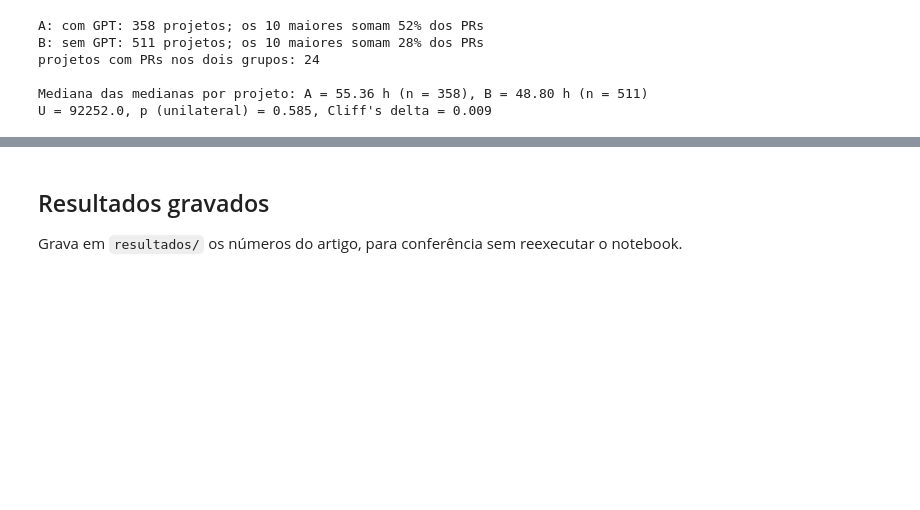
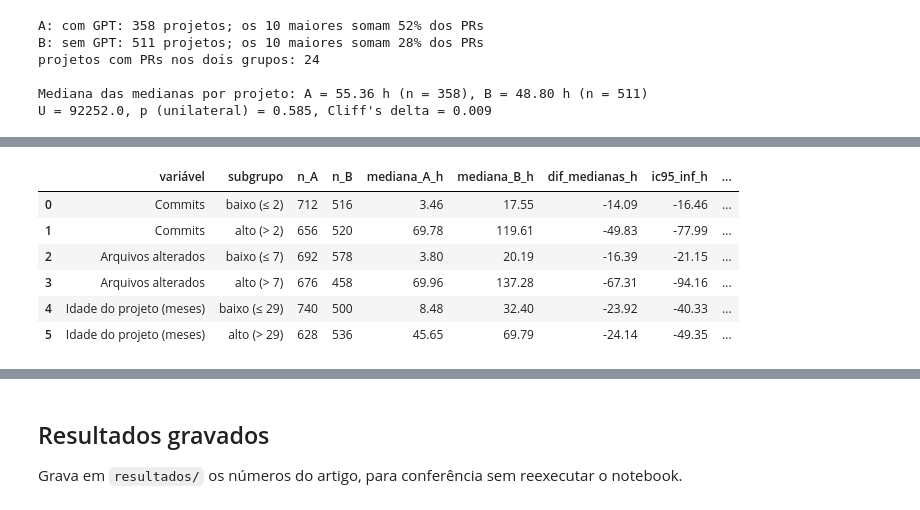
Before and after one commit to lipeleoneli/mceq-gpt-tempo-merge, a Jupyter notebook: analise.ipynb, the cells around one changed output, grey strips where cells are left out. Cells and saved outputs as stored; diff of their text form; code cells hidden in the pictures; blank space fills up the shorter version.

```diff
--- a/analise.ipynb
+++ b/analise.ipynb
@@ -218,0 +245,48 @@ U = 92252.0, p (unilateral) = 0.585, Cliff's delta = 0.009
+# %%
+VARS_SUB = {"no_commits": "Commits", "no_changed_files": "Arquivos alterados", "project_age_month": "Idade do projeto (meses)"}
+N_MIN = 30
+rng_sub = np.random.default_rng(SEED)
+
+linhas = []
+for var, rotulo in VARS_SUB.items():
+    corte = df[var].median()
+    for nivel, mascara in (("baixo", df[var] <= corte), ("alto", df[var] > corte)):
+        sub = df[mascara]
+        xa = sub.loc[sub["is_gpt"] == 1, "time_to_merge_h"].to_numpy()
+        xb = sub.loc[sub["is_gpt"] == 0, "time_to_merge_h"].to_numpy()
+        assert len(xa) >= N_MIN and len(xb) >= N_MIN, f"{var} {nivel}: n abaixo de {N_MIN}"
+        teste = stats.mannwhitneyu(xa, xb, alternative="less")
+        bt = (np.median(rng_sub.choice(xa, (N_BOOT, len(xa))), axis=1)
+              - np.median(rng_sub.choice(xb, (N_BOOT, len(xb))), axis=1))
+        lo, hi = np.percentile(bt, [2.5, 97.5])
+        linhas.append({
+            "variável": rotulo,
+            "subgrupo": f"{nivel} ({'≤' if nivel == 'baixo' else '>'} {corte:g})",
+            "n_A": len(xa), "n_B": len(xb),
+            "mediana_A_h": np.median(xa), "mediana_B_h": np.median(xb),
+            "dif_medianas_h": np.median(xa) - np.median(xb), "ic95_inf_h": lo, "ic95_sup_h": hi,
+            "cliffs_delta": 2 * teste.statistic / (len(xa) * len(xb)) - 1,
+            "U": teste.statistic, "p_unilateral": teste.pvalue,
+        })
+
+sub_res = pd.DataFrame(linhas)
+sub_res["p_holm"] = holm(sub_res["p_unilateral"])
+sub_res["decisão (Holm, α = 0,05)"] = np.where(sub_res["p_holm"] < ALPHA, "rejeita H0", "não rejeita H0")
+
+assert len(sub_res) == 6
+assert (sub_res["p_holm"] >= sub_res["p_unilateral"]).all()
+assert sub_res.groupby("variável")[["n_A", "n_B"]].sum().eq([len(a), len(b)]).all().all()  # subgrupos cobrem todos os PRs
+
+RES_SUB = Path("resultados/subgrupos_E2.csv")
+RES_SUB.parent.mkdir(exist_ok=True)
+sub_res.to_csv(RES_SUB, index=False, float_format="%.4g")  # 4 algarismos significativos: mantém p-valores muito pequenos
+sub_res.round({"mediana_A_h": 2, "mediana_B_h": 2, "dif_medianas_h": 2, "ic95_inf_h": 2, "ic95_sup_h": 2,
+               "cliffs_delta": 3, "U": 1}).style.format({"p_unilateral": "{:.2e}", "p_holm": "{:.2e}"}, precision=2)
+# %% [output]
+|  | variável | subgrupo | n_A | n_B | mediana_A_h | mediana_B_h | dif_medianas_h | ic95_inf_h | ... |
+| 0 | Commits | baixo (≤ 2) | 712 | 516 | 3.46 | 17.55 | -14.09 | -16.46 | ... |
+| 1 | Commits | alto (> 2) | 656 | 520 | 69.78 | 119.61 | -49.83 | -77.99 | ... |
+| 2 | Arquivos alterados | baixo (≤ 7) | 692 | 578 | 3.80 | 20.19 | -16.39 | -21.15 | ... |
+| 3 | Arquivos alterados | alto (> 7) | 676 | 458 | 69.96 | 137.28 | -67.31 | -94.16 | ... |
+| 4 | Idade do projeto (meses) | baixo (≤ 29) | 740 | 500 | 8.48 | 32.40 | -23.92 | -40.33 | ... |
+| 5 | Idade do projeto (meses) | alto (> 29) | 628 | 536 | 45.65 | 69.79 | -24.14 | -49.35 | ... |
```
Also changed, not shown: parts of 6 cells of this notebook, 4 other files.
